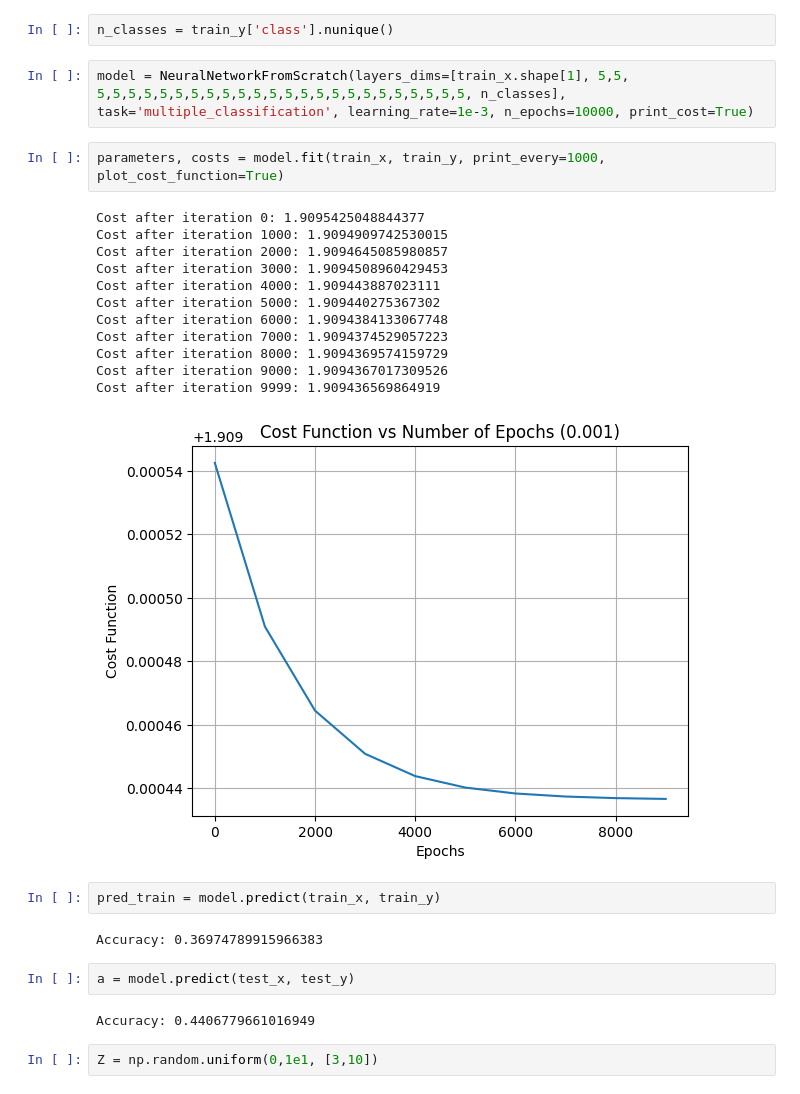
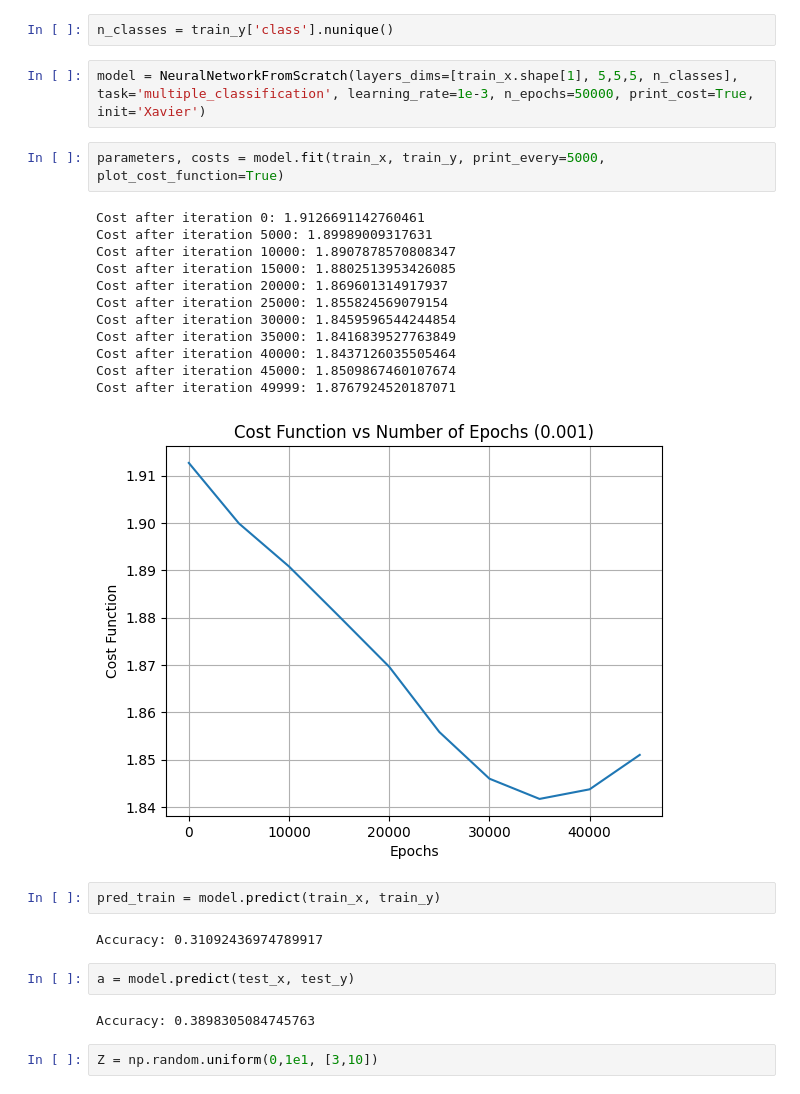
Before and after one commit to NickOLeeney/neural-network-from-scratch, a Jupyter notebook: examples/multiple_classification.ipynb, the cells around one changed output. Cells and saved outputs as stored; diff of their text form.

Commit message:
added He and Xavier initialization

```diff
--- a/examples/multiple_classification.ipynb
+++ b/examples/multiple_classification.ipynb
@@ -28,30 +28,30 @@ train_x, test_x, train_y, test_y = train_test_split(features, target, test_size=
 # %%
 n_classes = train_y['class'].nunique()
 # %%
-model = NeuralNetworkFromScratch(layers_dims=[train_x.shape[1], 5,5, 5,5,5,5,5,5,5,5,5,5,5,5,5,5,5,5,5,5,5,5,5,5,5,5, n_classes], task='multiple_classification', learning_rate=1e-3, n_epochs=10000, print_cost=True)
+model = NeuralNetworkFromScratch(layers_dims=[train_x.shape[1], 5,5,5, n_classes], task='multiple_classification', learning_rate=1e-3, n_epochs=50000, print_cost=True, init='Xavier')
 # %%
-parameters, costs = model.fit(train_x, train_y, print_every=1000, plot_cost_function=True)
+parameters, costs = model.fit(train_x, train_y, print_every=5000, plot_cost_function=True)
 # %% [output]
-Cost after iteration 0: 1.9095425048844377
-Cost after iteration 1000: 1.9094909742530015
-Cost after iteration 2000: 1.9094645085980857
-Cost after iteration 3000: 1.9094508960429453
-Cost after iteration 4000: 1.909443887023111
-Cost after iteration 5000: 1.909440275367302
-Cost after iteration 6000: 1.9094384133067748
-Cost after iteration 7000: 1.9094374529057223
-Cost after iteration 8000: 1.9094369574159729
-Cost after iteration 9000: 1.9094367017309526
-Cost after iteration 9999: 1.909436569864919
+Cost after iteration 0: 1.9126691142760461
+Cost after iteration 5000: 1.89989009317631
+Cost after iteration 10000: 1.8907878570808347
+Cost after iteration 15000: 1.8802513953426085
+Cost after iteration 20000: 1.869601314917937
+Cost after iteration 25000: 1.855824569079154
+Cost after iteration 30000: 1.8459596544244854
+Cost after iteration 35000: 1.8416839527763849
+Cost after iteration 40000: 1.8437126035505464
+Cost after iteration 45000: 1.8509867460107674
+Cost after iteration 49999: 1.8767924520187071
-[figure, old version]
+[figure, new version]
 # %%
 pred_train = model.predict(train_x, train_y)
 # %% [output]
-Accuracy: 0.36974789915966383
+Accuracy: 0.31092436974789917
 # %%
 a = model.predict(test_x, test_y)
 # %% [output]
-Accuracy: 0.4406779661016949
+Accuracy: 0.3898305084745763
 # %%
 Z = np.random.uniform(0,1e1, [3,10])
 # %%
```
Also changed, not shown: 3 other files.
